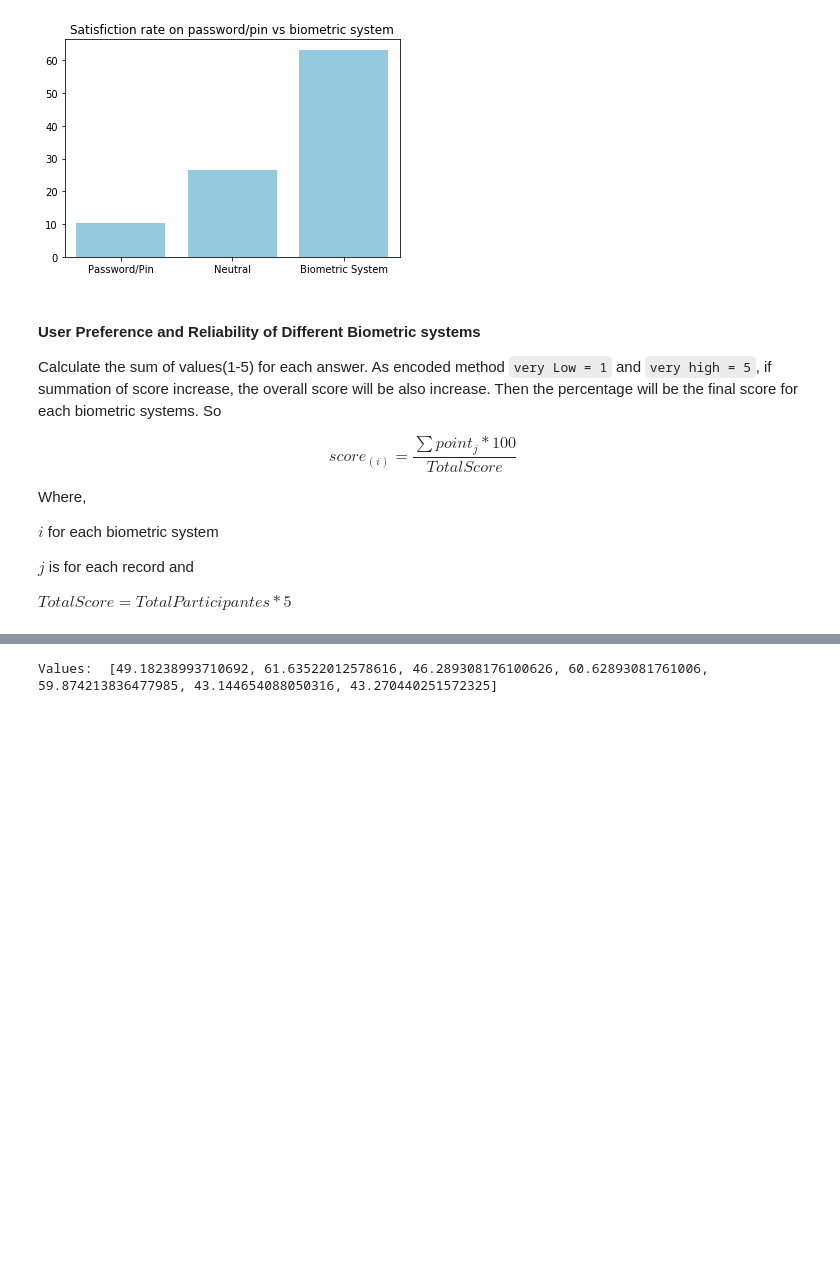
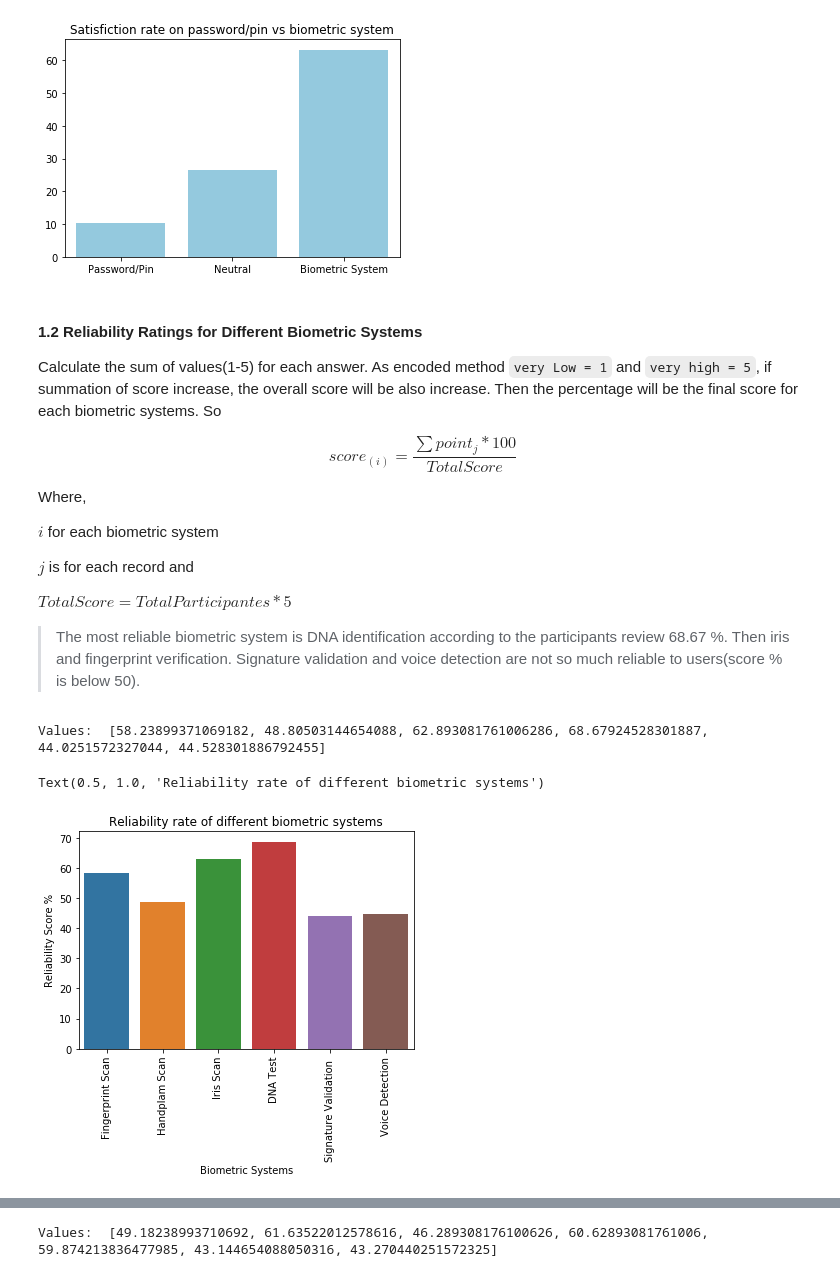
Before and after one commit to tahmidtdk/academic, a Jupyter notebook: CSE498/cse498 dataanalysis/dataAnalyser.ipynb, the cells around one changed output, grey strips where cells are left out. Saved outputs shown, nothing was run; the diff lists cells and outputs as text; code cells hidden in the pictures; blank space fills up the shorter version.

```diff
--- a/CSE498/cse498 dataanalysis/dataAnalyser.ipynb
+++ b/CSE498/cse498 dataanalysis/dataAnalyser.ipynb
@@ -131,7 +131,7 @@ percentage of password/pin, neutal and Biometric system: [10.32258064516129, 26.
 Text(0.5, 1.0, 'Satisfiction rate on password/pin vs biometric system')
 [figure]
 # %% [markdown]
-#### User Preference and Reliability of Different Biometric systems
+#### 1.2 Reliability Ratings for Different Biometric Systems
 Calculate the sum of values(1-5) for each answer. As encoded method `very Low = 1` and `very high = 5`, if summation of score increase, the overall score will be also increase. Then the percentage will be the final score for each biometric systems. So
 
 $$score_{(i)} = \frac{\sum point_{j} *100}{Total Score} $$
@@ -143,3 +143,29 @@ $i$ for each biometric system
 $j$ is for each record and
 
 $ Total Score = Total Participantes * 5 $
+
+> The most reliable biometric system is DNA identification according to the participants review 68.67 %. Then iris and fingerprint verification. Signature validation and voice detection are not so much reliable to users(score % is below 50).
+# %%
+# analysis of Q5
+
+qtn_tit = ["Q5-FS", "Q5-HS", "Q5-IS", "Q5-DNA", "Q5-SV", "Q5-VD"]
+
+# for val in qtn_tit
+
+totalScore = len(dataFile_cleand) * 5
+totalrespQ5 = []
+for j, val in enumerate(qtn_tit):
+    totalrespQ5.append((dataFile_cleand[val].sum()*100)/totalScore)
+
+print("Values: ", totalrespQ5)
+xticks = [0, 1, 2, 3, 4, 5]
+graphQ5sc = sns.barplot(x = xticks, y = totalrespQ5)
+
+graphQ5sc.set_xticks(xticks)
+graphQ5sc.set_xticklabels(["Fingerprint Scan", "Handplam Scan", "Iris Scan", "DNA Test", "Signature Validation ", "Voice Detection"], rotation = 90)
+graphQ5sc.set(xlabel='Biometric Systems', ylabel='Reliability Score %')
+graphQ5sc.set_title("Reliability rate of different biometric systems")
+# %% [output]
+Values:  [58.23899371069182, 48.80503144654088, 62.893081761006286, 68.67924528301887, 44.0251572327044, 44.528301886792455]
+Text(0.5, 1.0, 'Reliability rate of different biometric systems')
+[figure, added]
```
Also changed, not shown: parts of 25 cells of this notebook.
